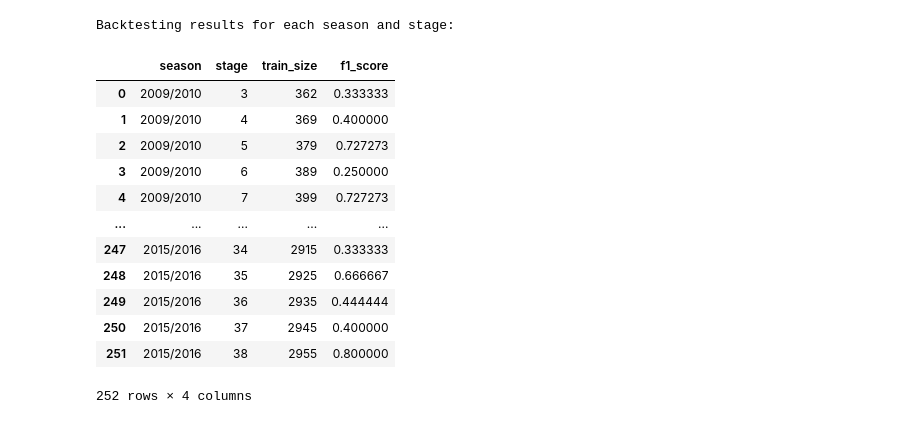
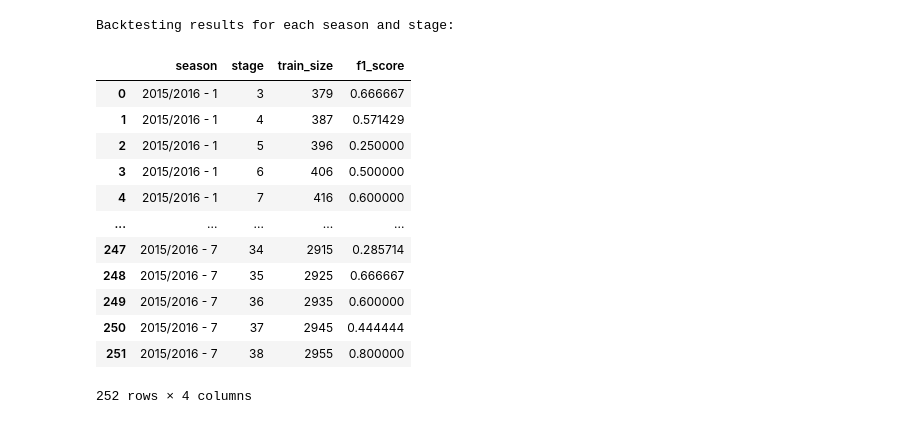
Before and after one commit to kamil0920/football_result_prediction-v2, a Jupyter notebook: src/backtesting/backtesting.ipynb, the cells around one changed output. Saved outputs shown, nothing was run; the diff lists cells and outputs as text; code cells hidden in the pictures.

```diff
--- a/src/backtesting/backtesting.ipynb
+++ b/src/backtesting/backtesting.ipynb
@@ -22,10 +22,27 @@ def train_and_evaluate(train_df, val_df, test_df):
     X_test = test_df[feature_cols]
     y_test = test_df["result_match"]
 
+    # params = {'colsample_bytree': 0.7034356771405426,
+    #           'gamma': 1.0417482811093102,
+    #           'learning_rate': 0.9936992662462806,
+    #           'max_depth': 7,
+    #           'min_child_weight': 0.2220068604602856,
+    #           'reg_alpha': 8.556653921701098,
+    #           'reg_lambda': 9.81002087120123,
+    #           'subsample': 0.9167281289207043,
+    #           }
+    params = {'colsample_bytree': 0.7127288644719173,
+              'gamma': 0.00021228661010984107,
+              'learning_rate': 0.3814026050573957,
+              'max_depth': 6,
+              'min_child_weight': 0.37200922349579324,
+              'reg_alpha': 2.22246904687468,
+              'reg_lambda': 9.385831414023908,
+              'subsample': 0.637216207495826,
+              }
+
     model = XGBClassifier(
-        n_estimators=100,
-        max_depth=3,
-        learning_rate=0.1,
+        **params,
         random_state=42,
         use_label_encoder=False,
         eval_metric="logloss",
@@ -40,55 +57,56 @@ def train_and_evaluate(train_df, val_df, test_df):
 # Backtesting over multiple seasons
 # ---------------------
 
-seasons = sorted(df_matches["season"].unique())
+seasons = sorted(df_matches["season"].unique(), reverse=True)
 backtest_results = []
 
-for target_season in seasons[1:]:
-    previous_seasons = [s for s in seasons if s < target_season]
+for i in range(1, len(seasons)):
+    target_season = seasons[0]
+    previous_seasons = seasons[1:1 + i]
 
     target_season_df = df_matches[df_matches["season"] == target_season]
 
     target_stages = sorted(target_season_df["stage"].unique())
 
     for stage in target_stages:
         if stage <= min(target_stages) + 1:
             continue
 
         train_df_prev = df_matches[df_matches["season"].isin(previous_seasons)]
         train_df_target = target_season_df[target_season_df["stage"] < (stage - 1)]
         train_df = pd.concat([train_df_prev, train_df_target], ignore_index=True)
 
         val_df = target_season_df[target_season_df["stage"] == (stage - 1)]
         test_df = target_season_df[target_season_df["stage"] == stage]
 
         if train_df.empty or val_df.empty or test_df.empty:
             continue
 
         f1 = train_and_evaluate(train_df, val_df, test_df)
         backtest_results.append({
-            "season": target_season,
+            "season": f"{target_season} - {len(previous_seasons)}",
             "stage": stage,
             "train_size": len(train_df),
             "f1_score": f1
         })
 
 results_df = pd.DataFrame(backtest_results)
 print("Backtesting results for each season and stage:")
 results_df
 # %% [output]
 Backtesting results for each season and stage:
 |  | season | stage | train_size | f1_score |
-| 0 | 2009/2010 | 3 | 362 | 0.333333 |
-| 1 | 2009/2010 | 4 | 369 | 0.400000 |
-| 2 | 2009/2010 | 5 | 379 | 0.727273 |
-| 3 | 2009/2010 | 6 | 389 | 0.250000 |
-| 4 | 2009/2010 | 7 | 399 | 0.727273 |
+| 0 | 2015/2016 - 1 | 3 | 379 | 0.666667 |
+| 1 | 2015/2016 - 1 | 4 | 387 | 0.571429 |
+| 2 | 2015/2016 - 1 | 5 | 396 | 0.250000 |
+| 3 | 2015/2016 - 1 | 6 | 406 | 0.500000 |
+| 4 | 2015/2016 - 1 | 7 | 416 | 0.600000 |
 | ... | ... | ... | ... | ... |
-| 247 | 2015/2016 | 34 | 2915 | 0.333333 |
-| 248 | 2015/2016 | 35 | 2925 | 0.666667 |
-| 249 | 2015/2016 | 36 | 2935 | 0.444444 |
-| 250 | 2015/2016 | 37 | 2945 | 0.400000 |
-| 251 | 2015/2016 | 38 | 2955 | 0.800000 |
+| 247 | 2015/2016 - 7 | 34 | 2915 | 0.285714 |
+| 248 | 2015/2016 - 7 | 35 | 2925 | 0.666667 |
+| 249 | 2015/2016 - 7 | 36 | 2935 | 0.600000 |
+| 250 | 2015/2016 - 7 | 37 | 2945 | 0.444444 |
+| 251 | 2015/2016 - 7 | 38 | 2955 | 0.800000 |
 252 rows × 4 columns
 # %%
 plt.figure(figsize=(35, 7))
```
Also changed, not shown: parts of 2 cells of this notebook, 4 other files.
